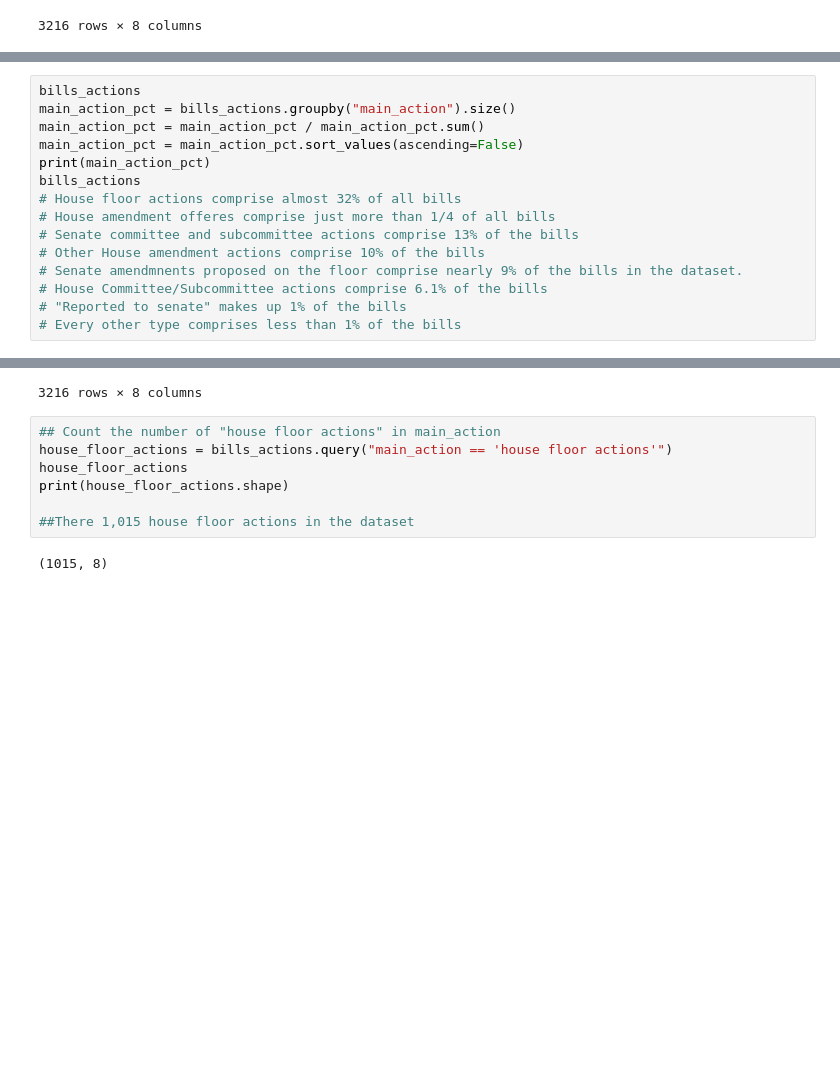
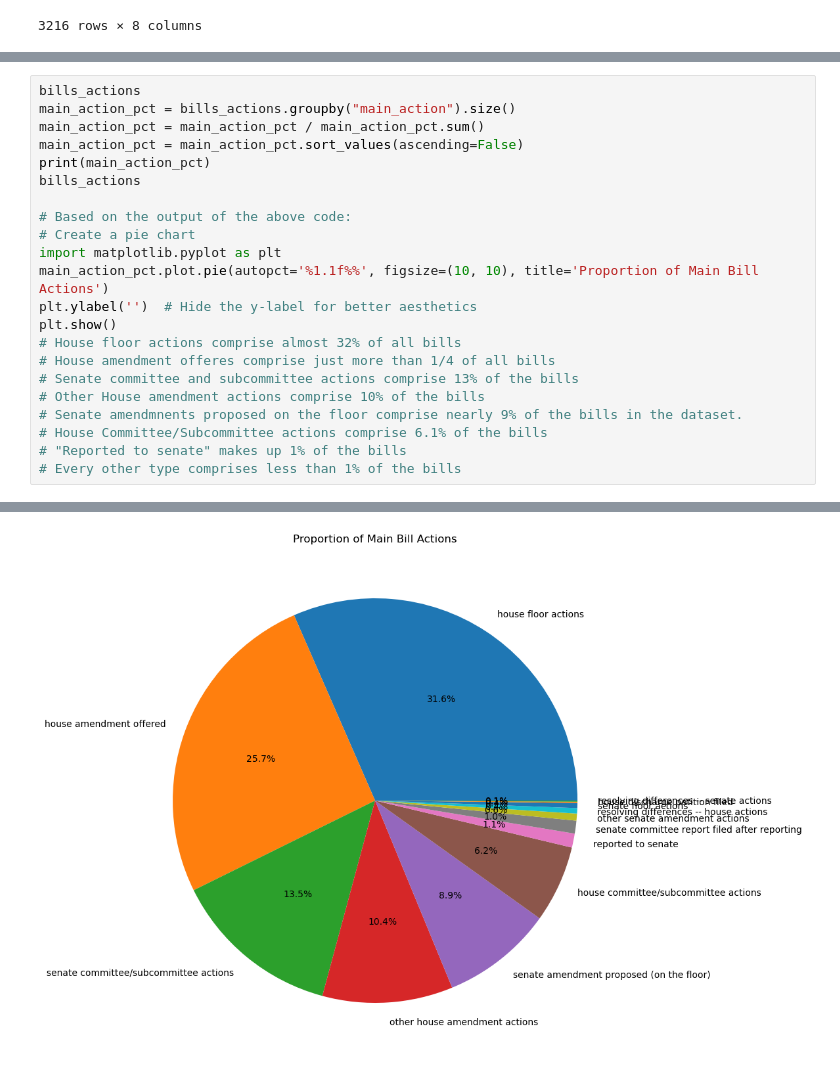
Before and after one commit to jlanderson1395/datasci530fall2025, a Jupyter notebook: Assignments/Assignment 4.ipynb, the cells around one changed output, grey strips where cells are left out. Cells and saved outputs as stored; diff of their text form; blank space fills up the shorter version.

```diff
--- a/Assignments/Assignment 4.ipynb
+++ b/Assignments/Assignment 4.ipynb
@@ -97,6 +131,13 @@ main_action_pct = main_action_pct / main_action_pct.sum()
 main_action_pct = main_action_pct.sort_values(ascending=False)
 print(main_action_pct)
 bills_actions
+
+# Based on the output of the above code:
+# Create a pie chart
+import matplotlib.pyplot as plt
+main_action_pct.plot.pie(autopct='%1.1f%%', figsize=(10, 10), title='Proportion of Main Bill Actions')
+plt.ylabel('')  # Hide the y-label for better aesthetics
+plt.show()
 # House floor actions comprise almost 32% of all bills
 # House amendment offeres comprise just more than 1/4 of all bills
 # Senate committee and subcommittee actions comprise 13% of the bills
@@ -136,10 +165 @@ dtype: float64
-3216 rows × 8 columns
+[figure, added]
-# %%
-## Count the number of "house floor actions" in main_action
-house_floor_actions = bills_actions.query("main_action == 'house floor actions'")
-house_floor_actions
-print(house_floor_actions.shape)
-
-##There 1,015 house floor actions in the dataset
-# %% [output]
-(1015, 8)
```
Also changed, not shown: parts of 19 cells of this notebook, 1 other file.
